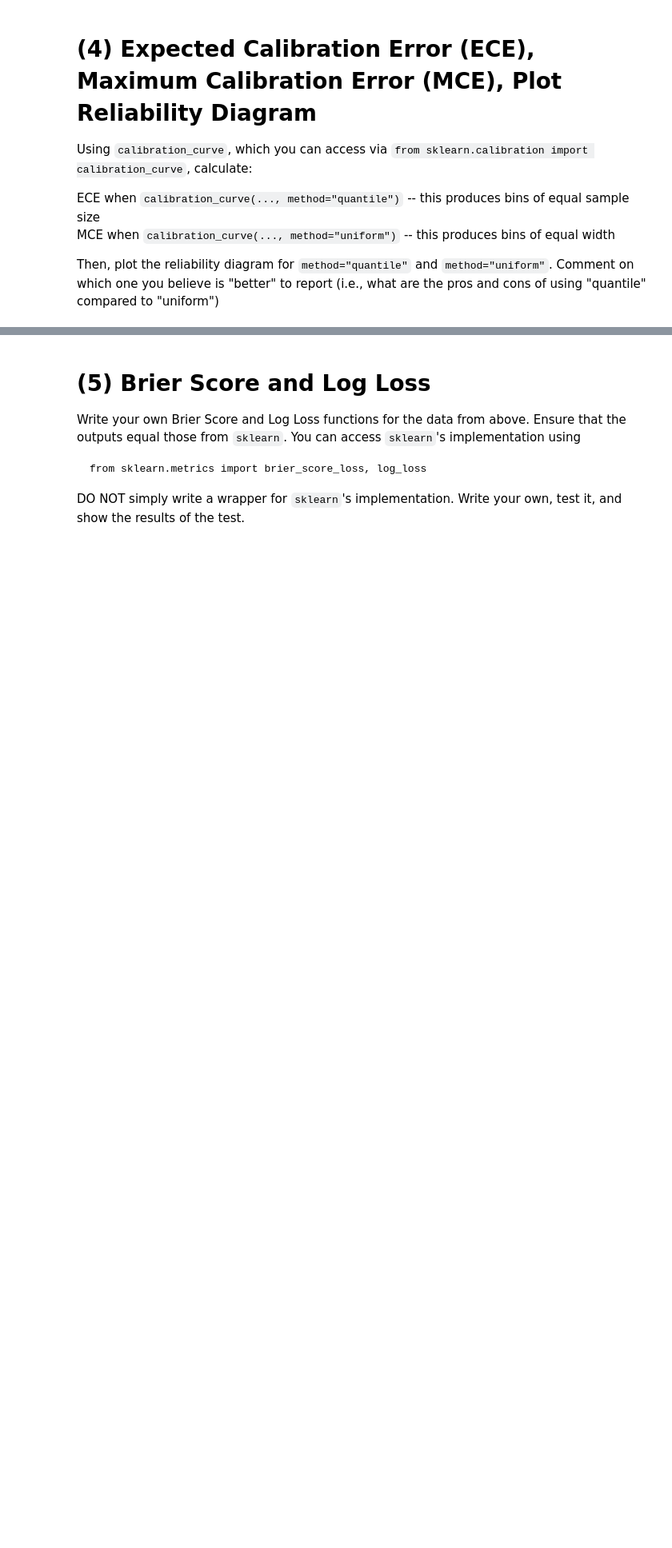
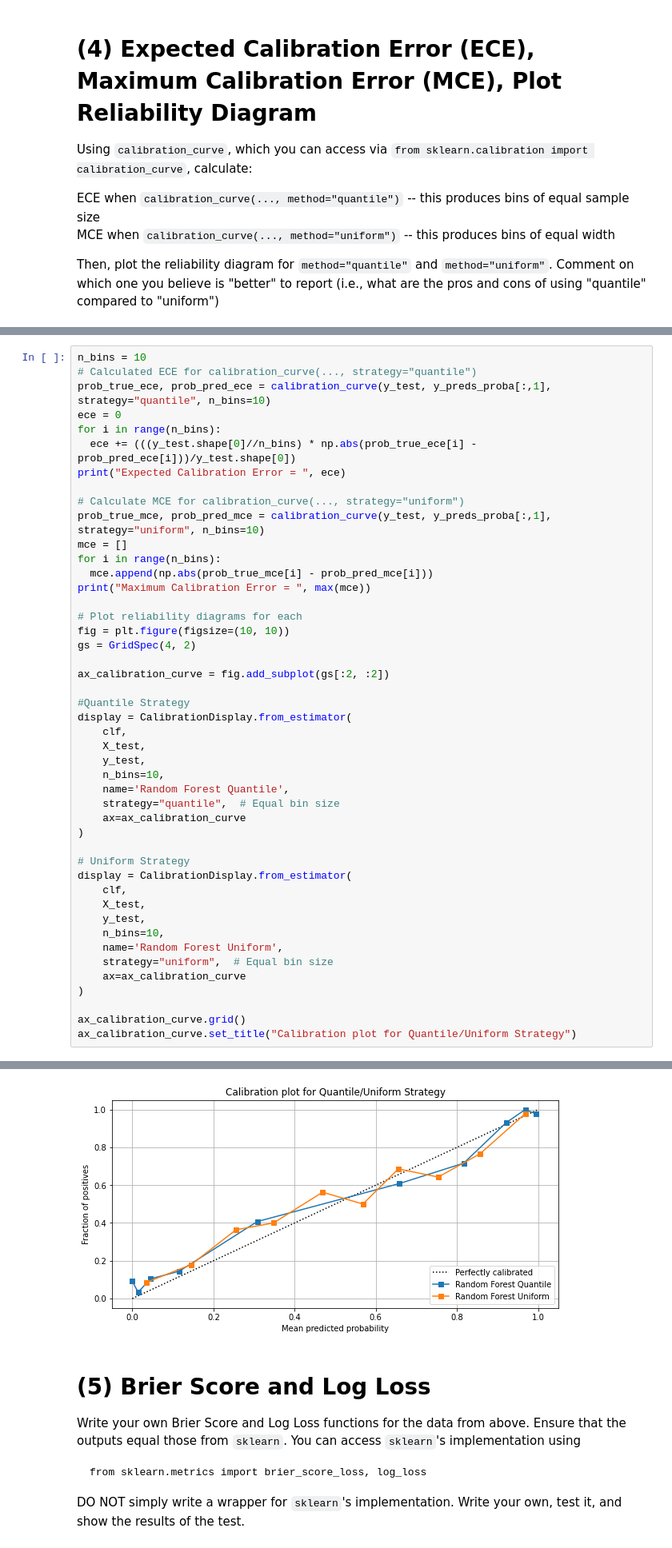
Before and after one commit to VishalShah1999/Visulization_ML, a Jupyter notebook: Homework_3_CS_GY_9223.ipynb, the cells around one changed output, grey strips where cells are left out. Shown at 80% size. Drawn from its saved outputs; the diff is of its cells as text; blank space fills up the shorter version.

```diff
--- a/Homework_3_CS_GY_9223.ipynb
+++ b/Homework_3_CS_GY_9223.ipynb
@@ -156,0 +119,47 @@ prob_pred.shape
+# %%
+n_bins = 10
+# Calculated ECE for calibration_curve(..., strategy="quantile")
+prob_true_ece, prob_pred_ece = calibration_curve(y_test, y_preds_proba[:,1], strategy="quantile", n_bins=10)
+ece = 0
+for i in range(n_bins):
+  ece += (((y_test.shape[0]//n_bins) * np.abs(prob_true_ece[i] - prob_pred_ece[i]))/y_test.shape[0])
+print("Expected Calibration Error = ", ece)
+
+# Calculate MCE for calibration_curve(..., strategy="uniform")
+prob_true_mce, prob_pred_mce = calibration_curve(y_test, y_preds_proba[:,1], strategy="uniform", n_bins=10)
+mce = []
+for i in range(n_bins):
+  mce.append(np.abs(prob_true_mce[i] - prob_pred_mce[i]))
+print("Maximum Calibration Error = ", max(mce))
+
+# Plot reliability diagrams for each
+fig = plt.figure(figsize=(10, 10))
+gs = GridSpec(4, 2)
+
+ax_calibration_curve = fig.add_subplot(gs[:2, :2])
+
+#Quantile Strategy
+display = CalibrationDisplay.from_estimator(
+    clf,
+    X_test,
+    y_test,
+    n_bins=10,
+    name='Random Forest Quantile',
+    strategy="quantile",  # Equal bin size
+    ax=ax_calibration_curve
+)
+
+# Uniform Strategy
+display = CalibrationDisplay.from_estimator(
+    clf,
+    X_test,
+    y_test,
+    n_bins=10,
+    name='Random Forest Uniform',
+    strategy="uniform",  # Equal bin size
+    ax=ax_calibration_curve
+)
+
+ax_calibration_curve.grid()
+ax_calibration_curve.set_title("Calibration plot for Quantile/Uniform Strategy")
+# %% [output]
@@ -157,3 +169,4 @@ prob_pred.shape
+[figure, added]
 # %% [markdown]
 # (5) Brier Score and Log Loss
 
```
Also changed, not shown: parts of 8 cells of this notebook.
